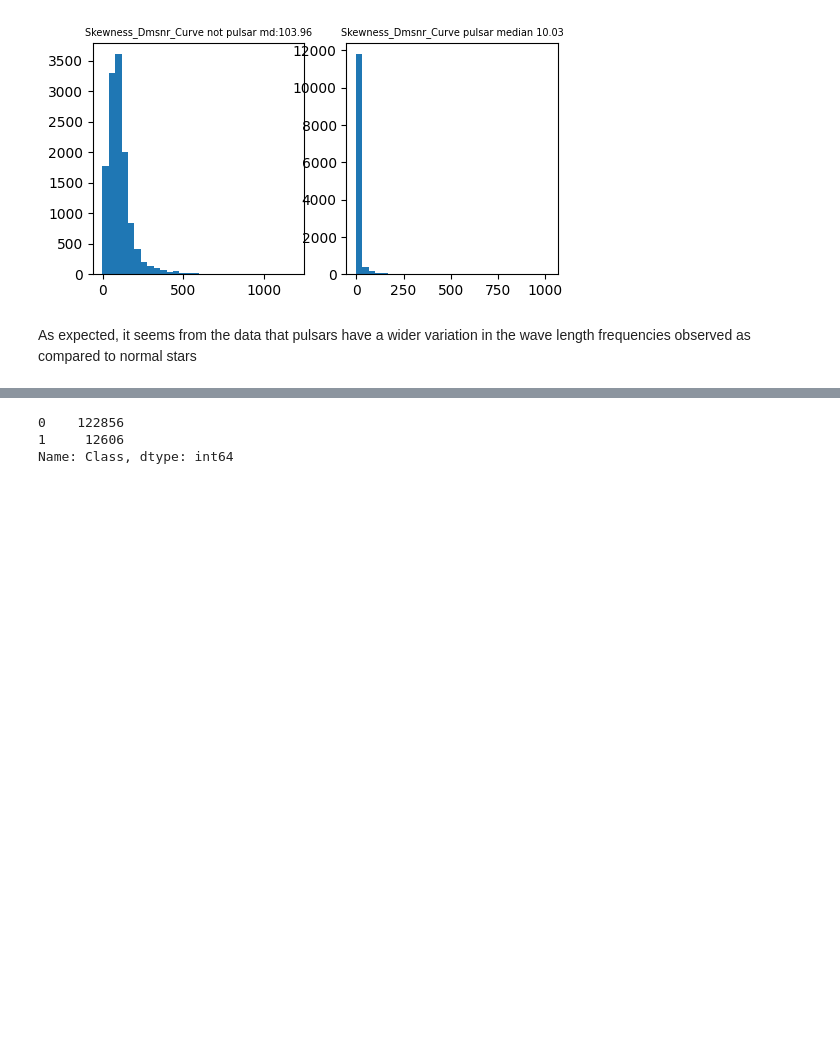
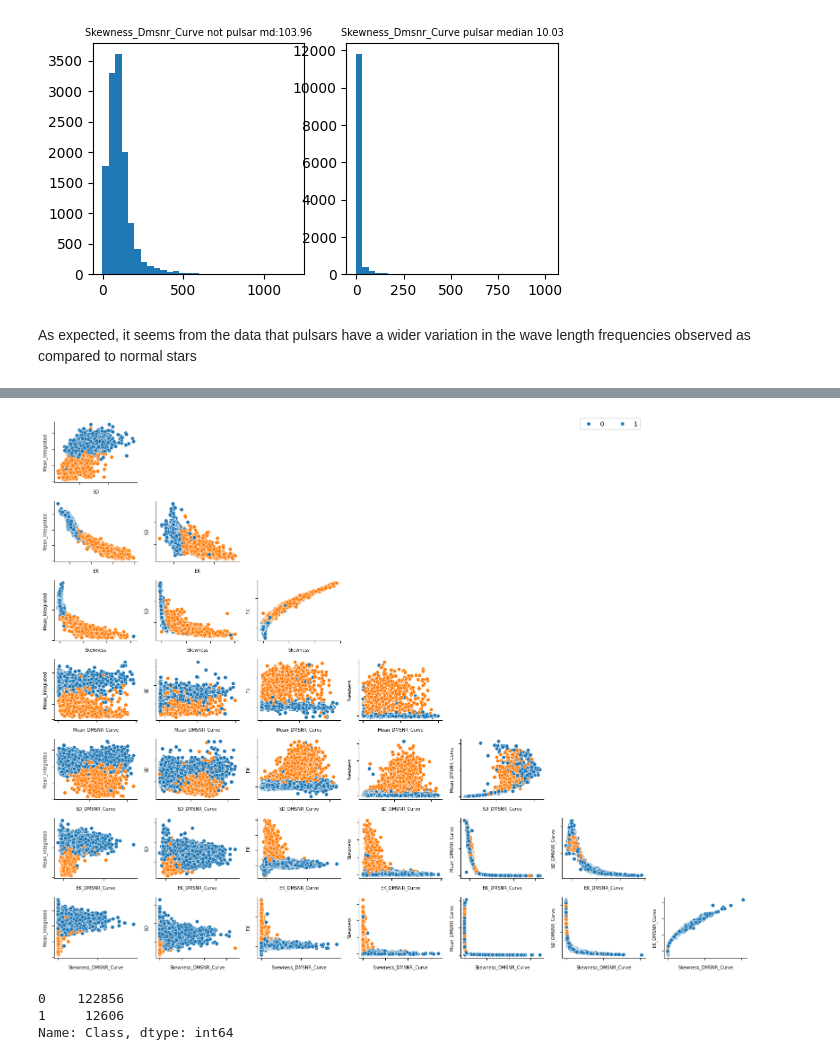
Before and after one commit to flaviowh/ML, a Jupyter notebook: classification/pulsar_stars.ipynb, the cells around one changed output, grey strips where cells are left out. Drawn from its saved outputs; the diff is of its cells as text; code cells hidden in the pictures; blank space fills up the shorter version.

```diff
--- a/classification/pulsar_stars.ipynb
+++ b/classification/pulsar_stars.ipynb
@@ -153,3 +162,23 @@ As expected, it seems from the data that pulsars have a wider variation in the w
+# %%
+cols = train.columns.to_list()[1:-1]
+fig, ax = plt.subplots(len(cols), len(cols)-1, figsize = (16, (len(cols)-1) * 2))
+plt.subplots_adjust(hspace = 0.4, wspace = 0.3)
+
+for i, c1 in enumerate(cols):
+    for j, c2 in enumerate(cols[:-1]):
+        if j < i:
+            sns.scatterplot(data=train.sample(frac=.1), x=c1, y=c2, hue="Class", legend = False, ax=ax[i-1, j])
+            ax[i-1, j].spines[["top", "right"]].set_visible(False)
+            ax[i-1, j].set(xticklabels=[], yticklabels=[])
+            ax[i-1, j].set_xlabel(c1, fontsize=7)
+            ax[i-1, j].set_ylabel(c2, fontsize=7)
+        else:
+            fig.delaxes(ax[i-1, j])
+fig.legend([0, 1], loc='upper center', fontsize = 10, ncol = 3, bbox_to_anchor=(0.8, 1))
+plt.tight_layout()
+plt.show()
+# %% [output]
+[figure, added]
 # %%
 df.Class.value_counts()
 # %% [output]
```
Also changed, not shown: parts of 6 cells of this notebook.
